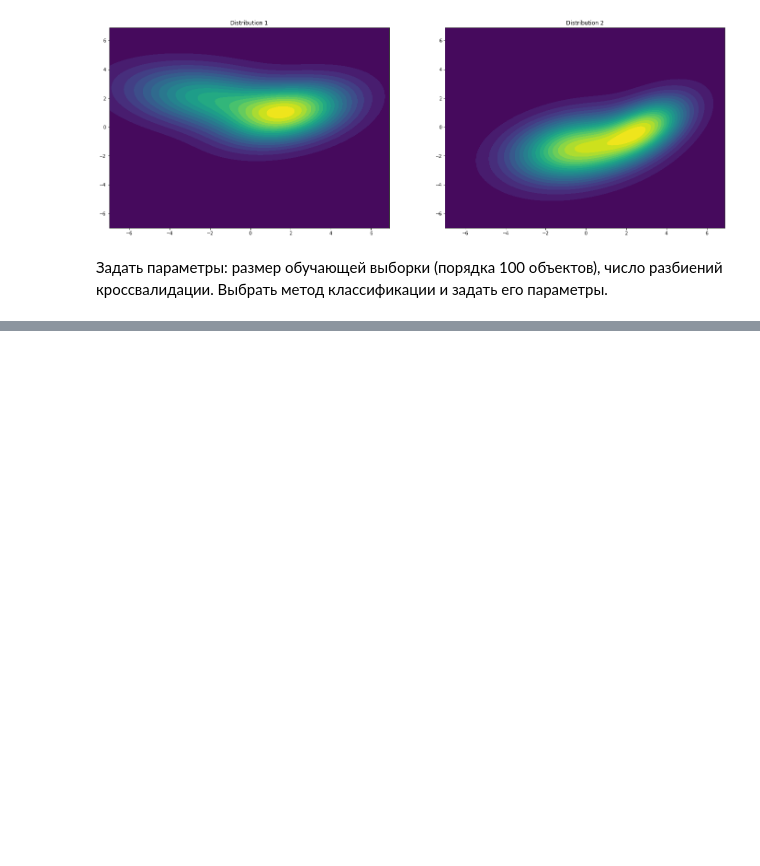
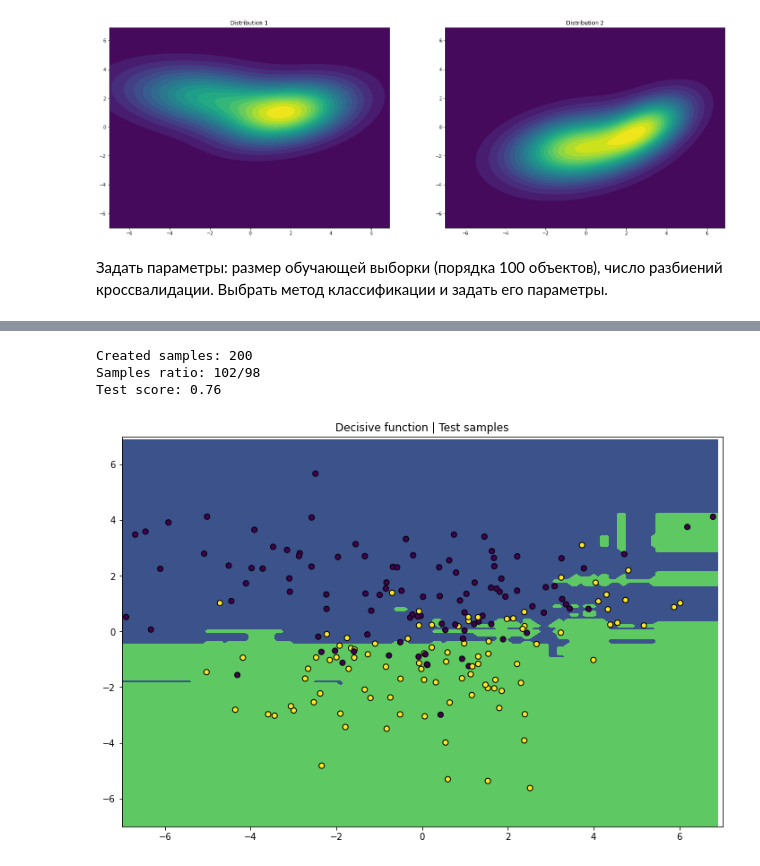
Before and after one commit to pishchev/RGR, a Jupyter notebook: RGR.ipynb, the cells around one changed output, grey strips where cells are left out. Drawn from its saved outputs; the diff is of its cells as text; code cells hidden in the pictures; blank space fills up the shorter version.

```diff
--- a/RGR.ipynb
+++ b/RGR.ipynb
@@ -133,0 +132,18 @@ ax.scatter(dataset[:,1],dataset[:,2], c=dataset[:,0], edgecolors='black')
+# %%
+test_dataset = generate_dataset(200)
+
+fig = plt.figure(figsize=(12, 8))
+
+ax = fig.add_subplot(111)
+ax.set_title('Decisive function | Test samples')
+ax.set_xlim(-max, max)
+ax.set_ylim(-max, max)
+cs = ax.contourf(x, y, predictions , levels=1)
+ax.scatter(test_dataset[:,1],test_dataset[:,2], c=test_dataset[:,0], edgecolors='black');
+
+print(f"Test score: {clf.score(test_dataset[:, 1:], test_dataset[:, 0])}")
+# %% [output]
+Created samples: 200
+Samples ratio: 102/98
+Test score: 0.76
+[figure, added]
```
Also changed, not shown: parts of 8 cells of this notebook.
